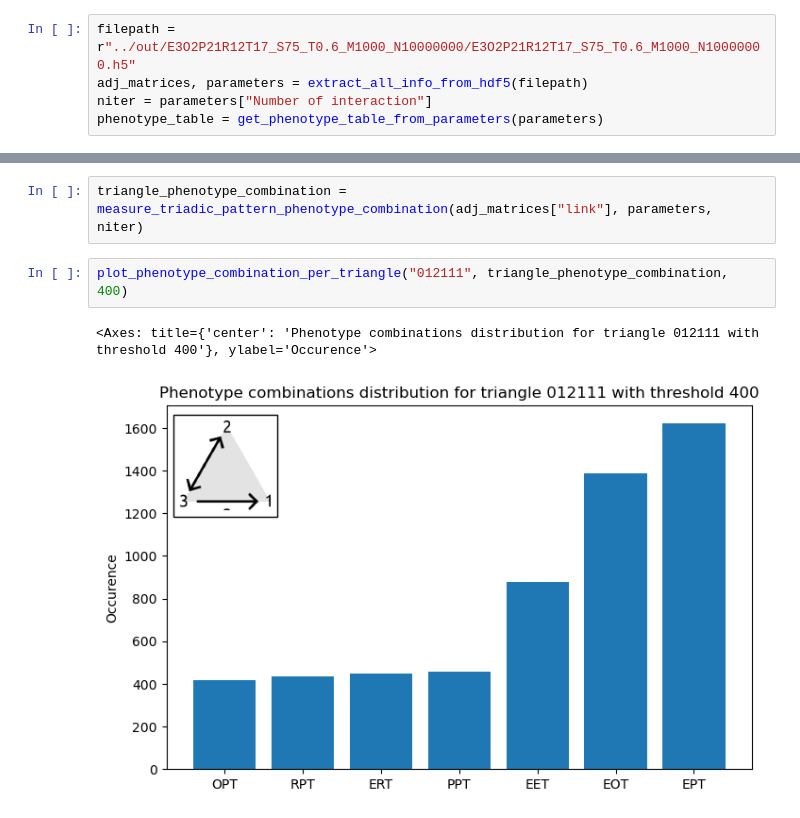
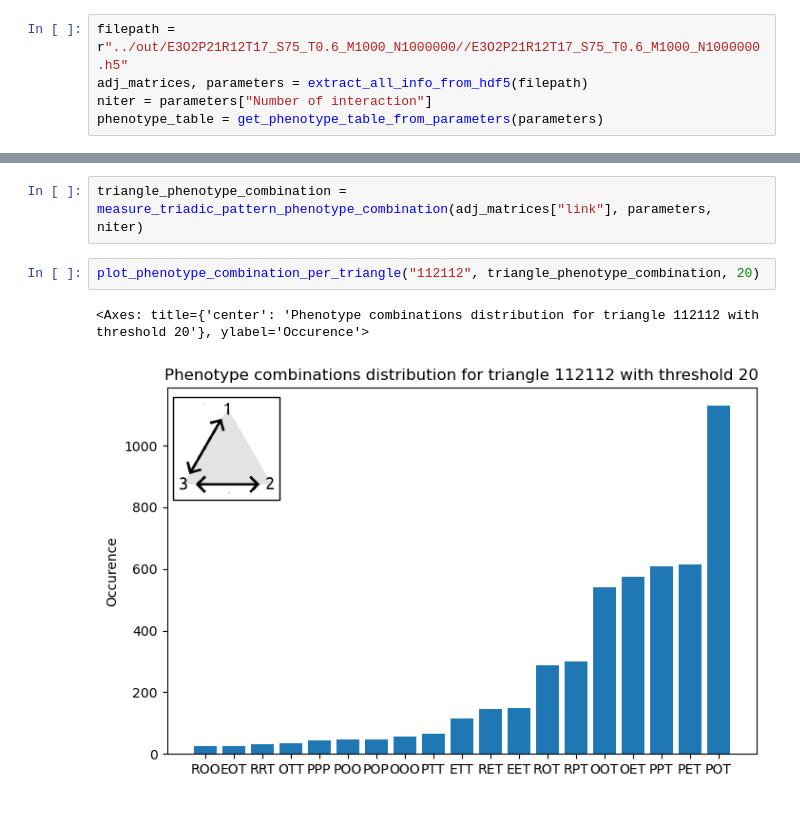
Before and after one commit to yuxuama/reinforcing_learning_social, a Jupyter notebook: notebook/last_analysis.ipynb, the cells around one changed output, grey strips where cells are left out. Saved outputs shown, nothing was run; the diff lists cells and outputs as text.

```diff
--- a/notebook/last_analysis.ipynb
+++ b/notebook/last_analysis.ipynb
@@ -17,7 +17,7 @@ import numpy as np
 # %% [markdown]
 ### Extracting all information from file
 # %%
-filepath = r"../out/E3O2P21R12T17_S75_T0.6_M1000_N10000000/E3O2P21R12T17_S75_T0.6_M1000_N10000000.h5"
+filepath = r"../out/E3O2P21R12T17_S75_T0.6_M1000_N1000000//E3O2P21R12T17_S75_T0.6_M1000_N1000000.h5"
 adj_matrices, parameters = extract_all_info_from_hdf5(filepath)
 niter = parameters["Number of interaction"]
 phenotype_table = get_phenotype_table_from_parameters(parameters)
@@ -89,7 +98,7 @@ plt.show()
 # %%
 triangle_phenotype_combination = measure_triadic_pattern_phenotype_combination(adj_matrices["link"], parameters, niter)
 # %%
-plot_phenotype_combination_per_triangle("012111", triangle_phenotype_combination, 400)
+plot_phenotype_combination_per_triangle("112112", triangle_phenotype_combination, 20)
 # %% [output]
-<Axes: title={'center': 'Phenotype combinations distribution for triangle 012111 with threshold 400'}, ylabel='Occurence'>
+<Axes: title={'center': 'Phenotype combinations distribution for triangle 112112 with threshold 20'}, ylabel='Occurence'>
-[figure, old version]
+[figure, new version]
```
Also changed, not shown: parts of 13 cells of this notebook, 6 other files.
